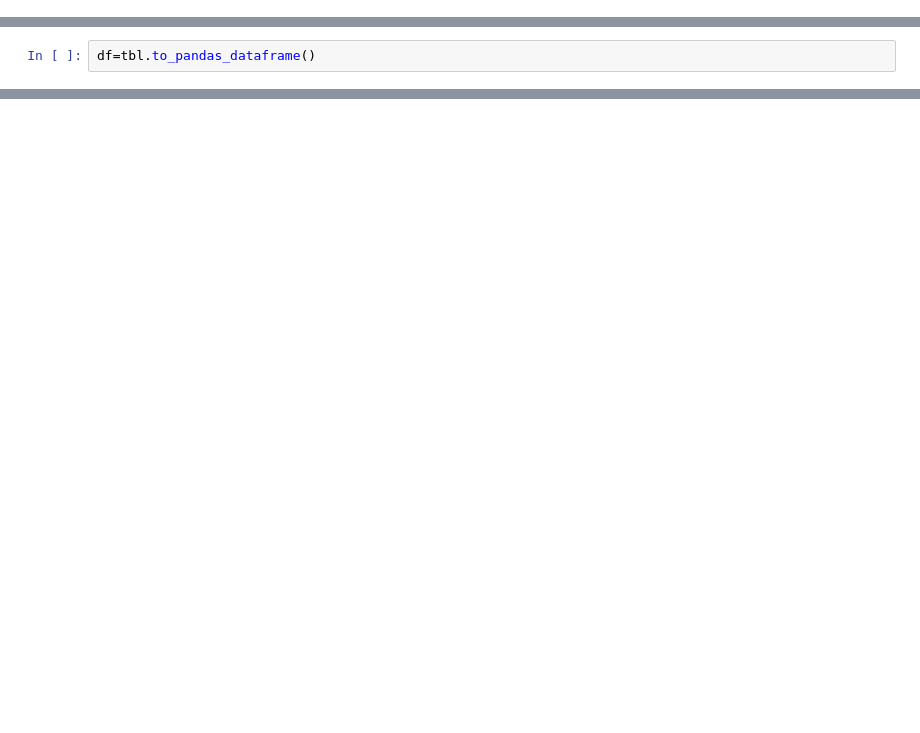
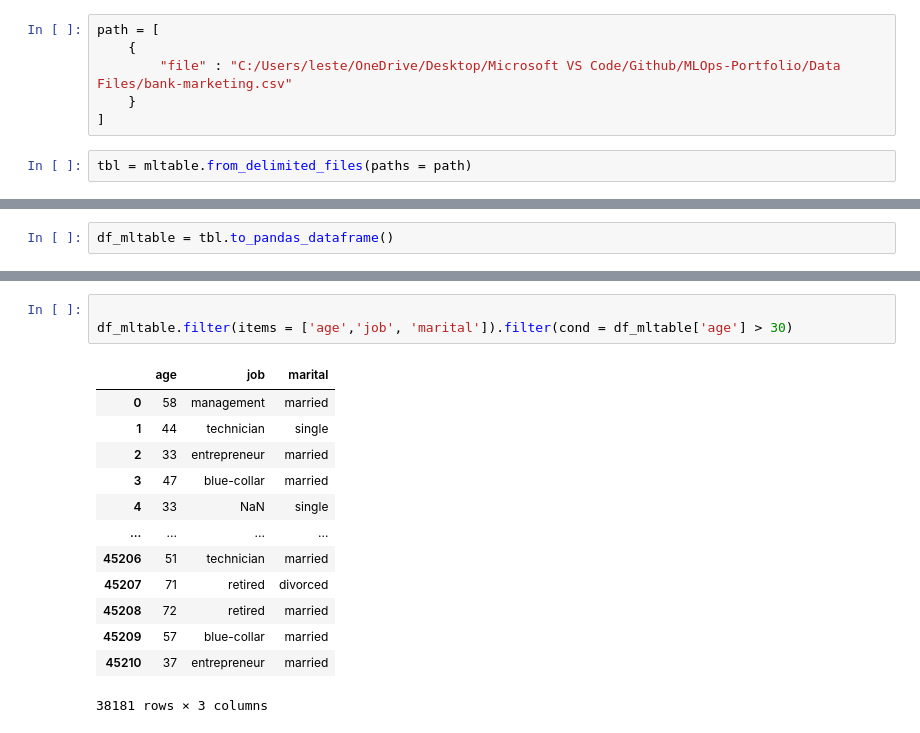
Before and after one commit to Lester-723/MLOps-Learning, a Jupyter notebook: Azure Base.ipynb, the cells around one changed output, grey strips where cells are left out. Saved outputs shown, nothing was run; the diff lists cells and outputs as text; blank space fills up the shorter version.

```diff
--- a/Azure Base.ipynb
+++ b/Azure Base.ipynb
@@ -56,0 +52,8 @@ tbl.show(5)
+# %%
+path = [
+    {
+        "file" : "C:/Users/leste/OneDrive/Desktop/Microsoft VS Code/Github/MLOps-Portfolio/Data Files/bank-marketing.csv"
+    }
+]
+# %%
+tbl = mltable.from_delimited_files(paths = path)
@@ -57,2 +92,2 @@ tbl.show(5)
 # %%
-df=tbl.to_pandas_dataframe()
+df_mltable = tbl.to_pandas_dataframe()
@@ -58,0 +159,17 @@ df=tbl.to_pandas_dataframe()
+# %%
+
+df_mltable.filter(items = ['age','job', 'marital']).filter(cond = df_mltable['age'] > 30)
+# %% [output]
+|  | age | job | marital |
+| 0 | 58 | management | married |
+| 1 | 44 | technician | single |
+| 2 | 33 | entrepreneur | married |
+| 3 | 47 | blue-collar | married |
+| 4 | 33 | NaN | single |
+| ... | ... | ... | ... |
+| 45206 | 51 | technician | married |
+| 45207 | 71 | retired | divorced |
+| 45208 | 72 | retired | married |
+| 45209 | 57 | blue-collar | married |
+| 45210 | 37 | entrepreneur | married |
+38181 rows × 3 columns
```
Also changed, not shown: parts of 13 cells of this notebook, 1 other file.
